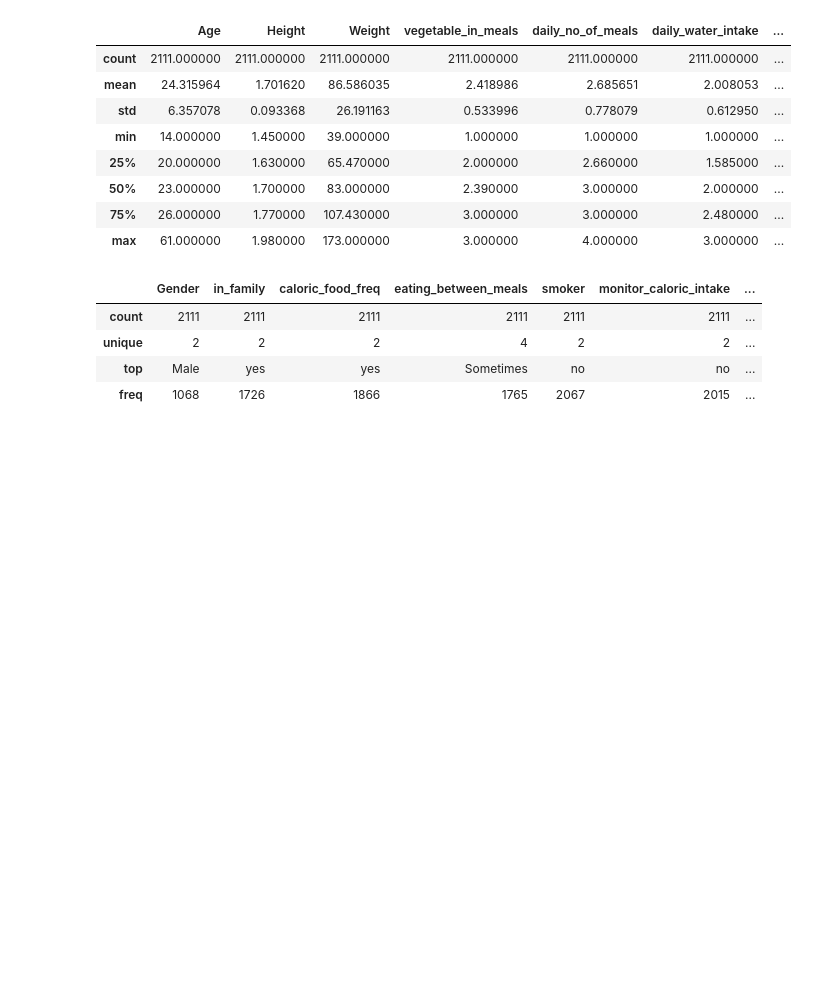
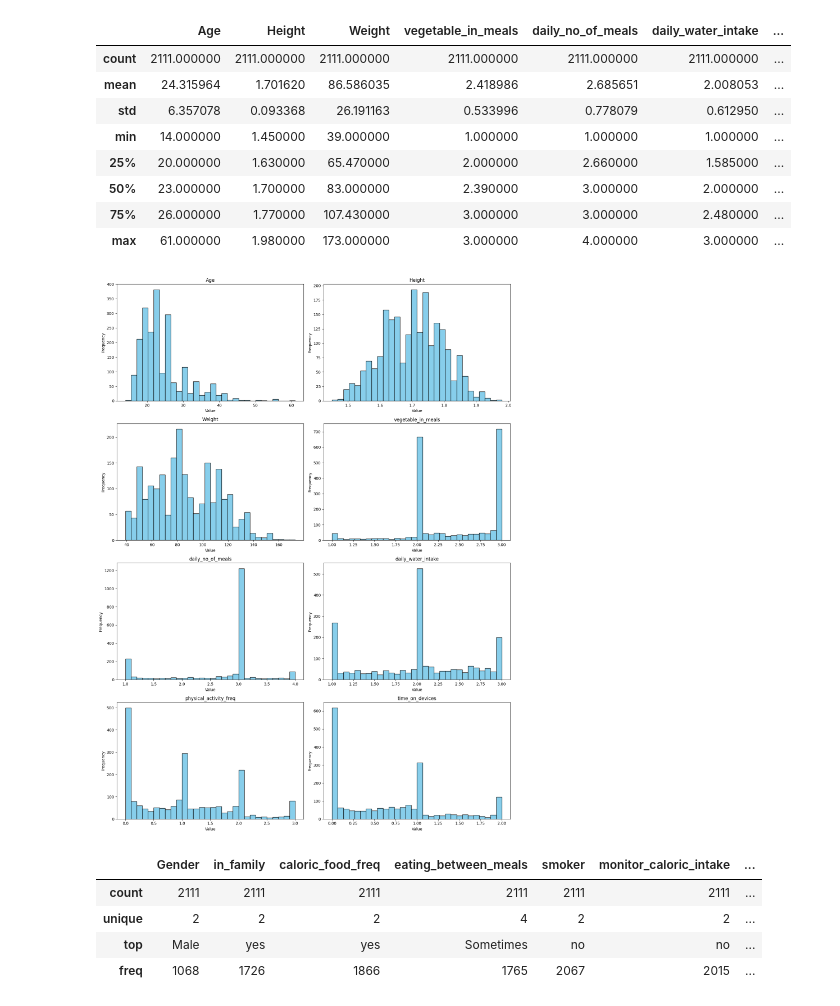
Before and after one commit to SamGombs20/DataAnalysisSample, a Jupyter notebook: code/obesiScanAnalysis.ipynb, the cells around one changed output. Cells and saved outputs as stored; diff of their text form; code cells hidden in the pictures; blank space fills up the shorter version.

```diff
--- a/code/obesiScanAnalysis.ipynb
+++ b/code/obesiScanAnalysis.ipynb
@@ -44,3 +51,21 @@ df.describe()
+# %%
+#Visualizations for numerical data
+columns = [
+    "Age", "Height", "Weight", "vegetable_in_meals",
+    "daily_no_of_meals", "daily_water_intake",
+    "physical_activity_freq", "time_on_devices"
+]
+fig, axes = plt.subplots(4, 2, figsize=(15, 20))  # 4 rows × 2 columns = 8 axes
+axes = axes.flatten()
+for i, col in enumerate(columns):
+    axes[i].hist(df[col], bins=30, color="skyblue", edgecolor="black")
+    axes[i].set_title(col)
+    axes[i].set_xlabel("Value")
+    axes[i].set_ylabel("Frequency")
+plt.tight_layout()
+plt.show()
+# %% [output]
+[figure, added]
 # %%
 #Getting descriptive statistics of non-numerical data of the dataset
 df.describe(include=['object'])
```
Also changed, not shown: parts of 1 cell of this notebook.
